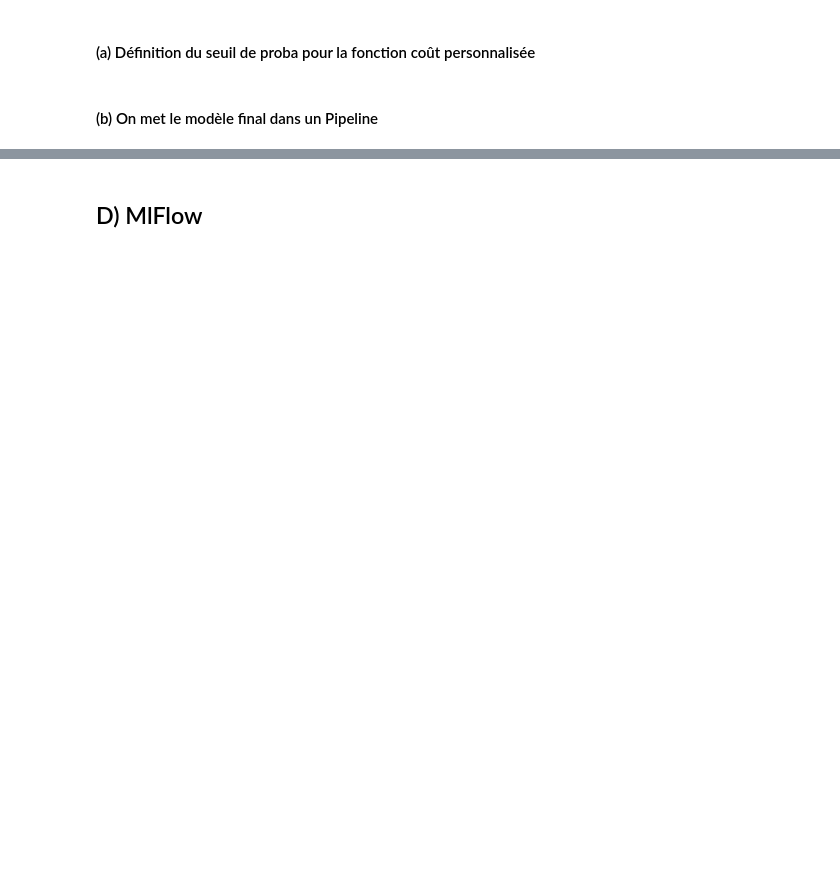
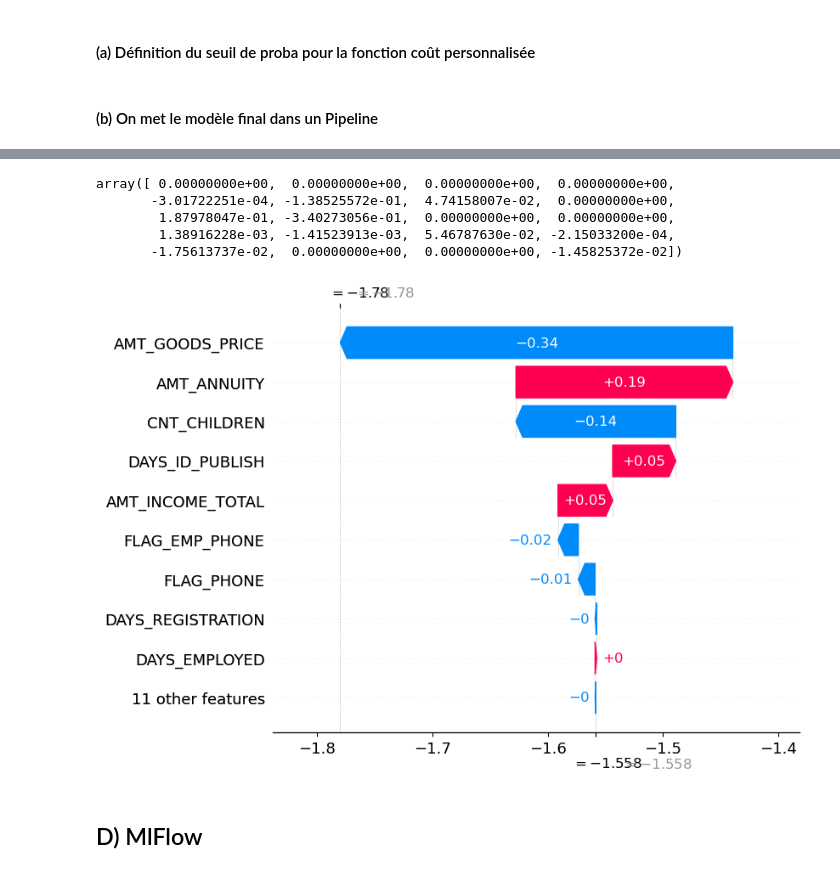
Before and after one commit to salma2302/Projet7_OC, a Jupyter notebook: CHAFAI_SALMA_2_dossier_code_112022/code_modelisation.ipynb, the cells around one changed output, grey strips where cells are left out. Saved outputs shown, nothing was run; the diff lists cells and outputs as text; code cells hidden in the pictures; blank space fills up the shorter version.

```diff
--- a/CHAFAI_SALMA_2_dossier_code_112022/code_modelisation.ipynb
+++ b/CHAFAI_SALMA_2_dossier_code_112022/code_modelisation.ipynb
@@ -693,4 +705,4 @@ dill.dump(explainer_rf, open('shap_explainer_rf.dill', 'wb'))
 # %%
-explainer_fr = dill.load(open("shap_explainer_rf.dill","rb"))
+explainer = dill.load(open("shap_explainer.dill","rb"))
 # %%
 # Calculer les valeurs SHAP pour les prédictions de test
@@ -709,8 +732,16 @@ X_test_sample[all_features]
 # %%
-shap_values = explainer_fr.shap_values(X_test_sample[all_features])
+shap_values = explainer.shap_values(X_test_sample[all_features])
 shap_values[0]
+# %% [output]
+array([ 0.00000000e+00,  0.00000000e+00,  0.00000000e+00,  0.00000000e+00,
+       -3.01722251e-04, -1.38525572e-01,  4.74158007e-02,  0.00000000e+00,
+        1.87978047e-01, -3.40273056e-01,  0.00000000e+00,  0.00000000e+00,
+        1.38916228e-03, -1.41523913e-03,  5.46787630e-02, -2.15033200e-04,
+       -1.75613737e-02,  0.00000000e+00,  0.00000000e+00, -1.45825372e-02])
 # %%
-shap.plots._waterfall.waterfall_legacy(explainer_fr.expected_value[0],shap_values[0][0],feature_names = X_test_sample.columns,max_display= 10)
+shap.plots._waterfall.waterfall_legacy(explainer.expected_value,shap_values[0],feature_names = X_test_sample.columns,max_display= 10)
+# %% [output]
+[figure, added]
 # %% [markdown]
 ## D) MlFlow
 # %%
```
Also changed, not shown: parts of 38 cells of this notebook, 13 other files.
